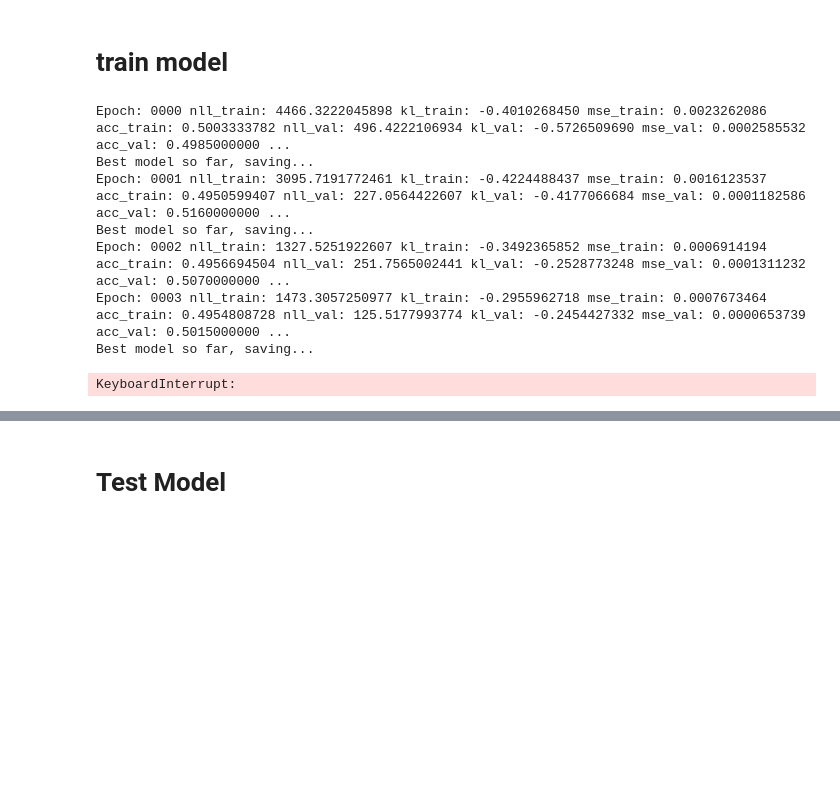
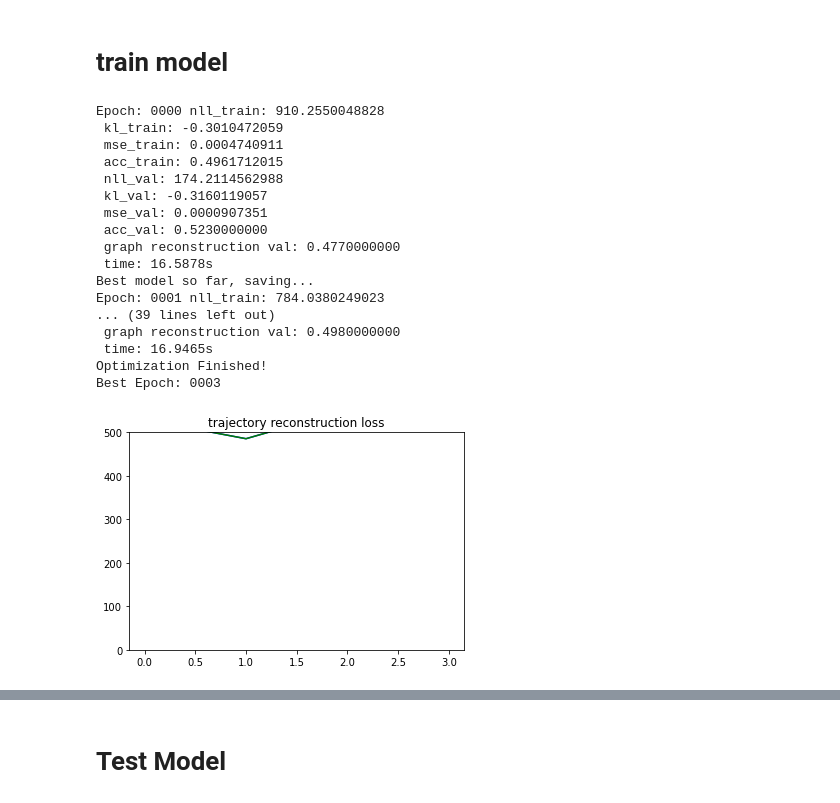
Before and after one commit to dayuyang1999/NRI_dup, a Jupyter notebook: train.ipynb, the cells around one changed output, grey strips where cells are left out. Saved outputs shown, nothing was run; the diff lists cells and outputs as text; code cells hidden in the pictures; blank space fills up the shorter version.

Commit message:
add train plot and human eye graph validation

```diff
--- a/train.ipynb
+++ b/train.ipynb
@@ -82,7 +83,7 @@ parser.add_argument('--prior', action='store_true', default=False,
 parser.add_argument('--dynamic-graph', action='store_true', default=False,
                     help='Whether test with dynamically re-computed graph.')
 
-args, unknown = parser.parse_known_args('--epochs 50'.split())
+args, unknown = parser.parse_known_args('--epochs 5'.split())
 
 args.cuda = not args.no_cuda and torch.cuda.is_available()
 args.factor = not args.no_factor
@@ -602,7 +658,7 @@ best_epoch = 0
 
 
 for epoch in range(args.epochs):
-    val_loss = train(epoch, best_val_loss)
+    val_loss, nll_train, nll_val, kl_train, kl_val, graph_rc_train, graph_rc_val  = train(epoch, best_val_loss)
     if val_loss < best_val_loss:
         best_val_loss = val_loss
         best_epoch = epoch
@@ -617,11 +673,35 @@ if args.save_folder:
     print("Best Epoch: {:04d}".format(best_epoch), file=log)
     log.flush()
 # %% [output]
-Epoch: 0000 nll_train: 4466.3222045898 kl_train: -0.4010268450 mse_train: 0.0023262086 acc_train: 0.5003333782 nll_val: 496.4222106934 kl_val: -0.5726509690 mse_val: 0.0002585532 acc_val: 0.4985000000 ...
+Epoch: 0000 nll_train: 910.2550048828
+ kl_train: -0.3010472059
+ mse_train: 0.0004740911
+ acc_train: 0.4961712015
+ nll_val: 174.2114562988
+ kl_val: -0.3160119057
+ mse_val: 0.0000907351
+ acc_val: 0.5230000000
+ graph reconstruction val: 0.4770000000
+ time: 16.5878s
 Best model so far, saving...
-Epoch: 0001 nll_train: 3095.7191772461 kl_train: -0.4224488437 mse_train: 0.0016123537 acc_train: 0.4950599407 nll_val: 227.0564422607 kl_val: -0.4177066684 mse_val: 0.0001182586 acc_val: 0.5160000000 ...
-Best model so far, saving...
-Epoch: 0002 nll_train: 1327.5251922607 kl_train: -0.3492365852 mse_train: 0.0006914194 acc_train: 0.4956694504 nll_val: 251.7565002441 kl_val: -0.2528773248 mse_val: 0.0001311232 acc_val: 0.5070000000 ...
-Epoch: 0003 nll_train: 1473.3057250977 kl_train: -0.2955962718 mse_train: 0.0007673464 acc_train: 0.4954808728 nll_val: 125.5177993774 kl_val: -0.2454427332 mse_val: 0.0000653739 acc_val: 0.5015000000 ...
-Best model so far, saving...
+Epoch: 0001 nll_train: 784.0380249023
+... (39 lines left out)
+ graph reconstruction val: 0.4980000000
+ time: 16.9465s
+Optimization Finished!
+Best Epoch: 0003
-KeyboardInterrupt:
+# %%
+def plot_metrics(loss_lst1, loss_lst2, title, ylimup=5, ylimdown=0):
+    '''
+    loss_lst1: train
+    loss_lst2: val
+    title: string
+    '''
+    plt.title(title)
+    plt.ylim(ylimdown,ylimup)
+    plt.plot(loss_lst1,color='blue',label=title)
+    plt.plot(loss_lst1,color='green',label='val_' + title)
+# %%
+plot_metrics(nll_train, nll_val, 'trajectory reconstruction loss', ylimup=500)
+# %% [output]
+[figure, added]
```
Also changed, not shown: parts of 15 cells of this notebook, 24 other files.
